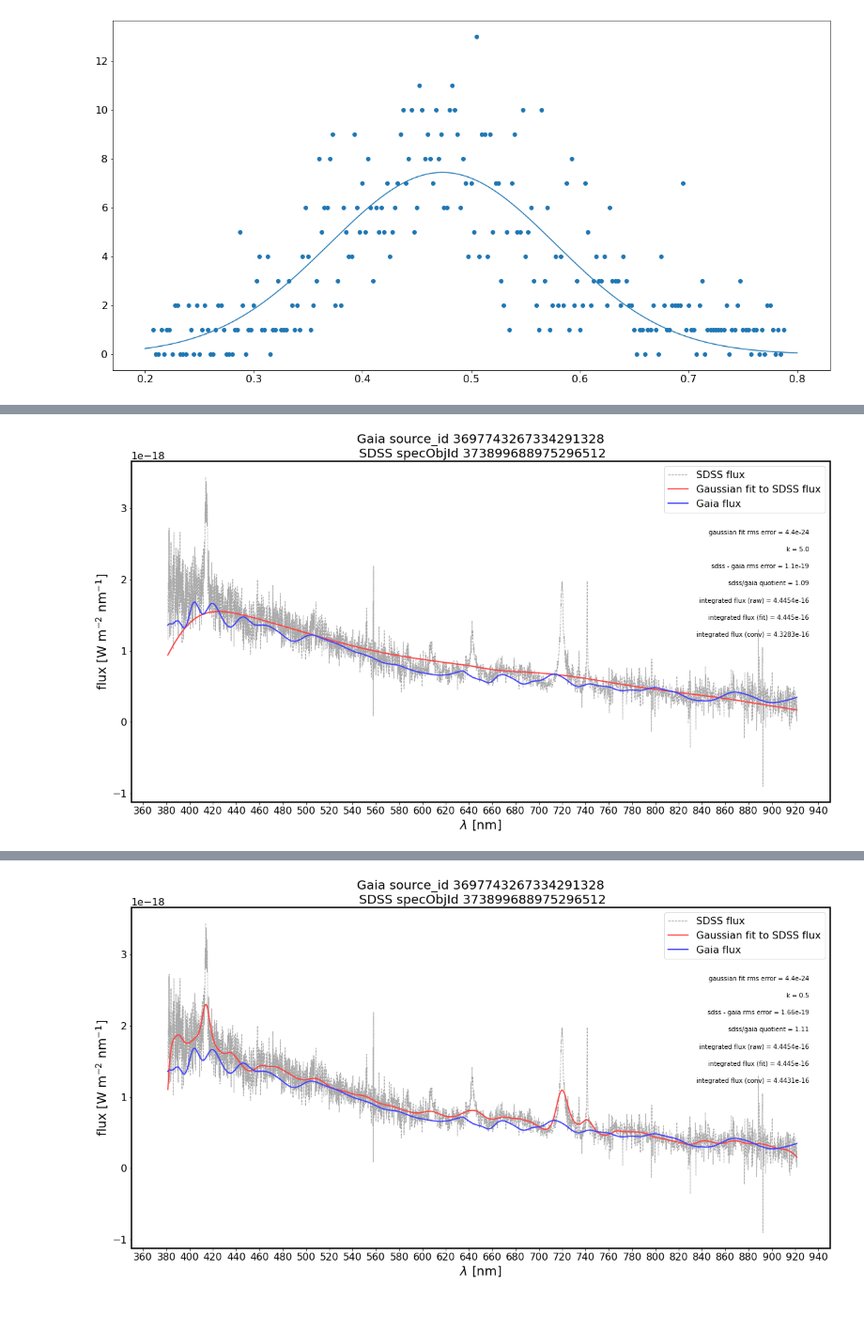
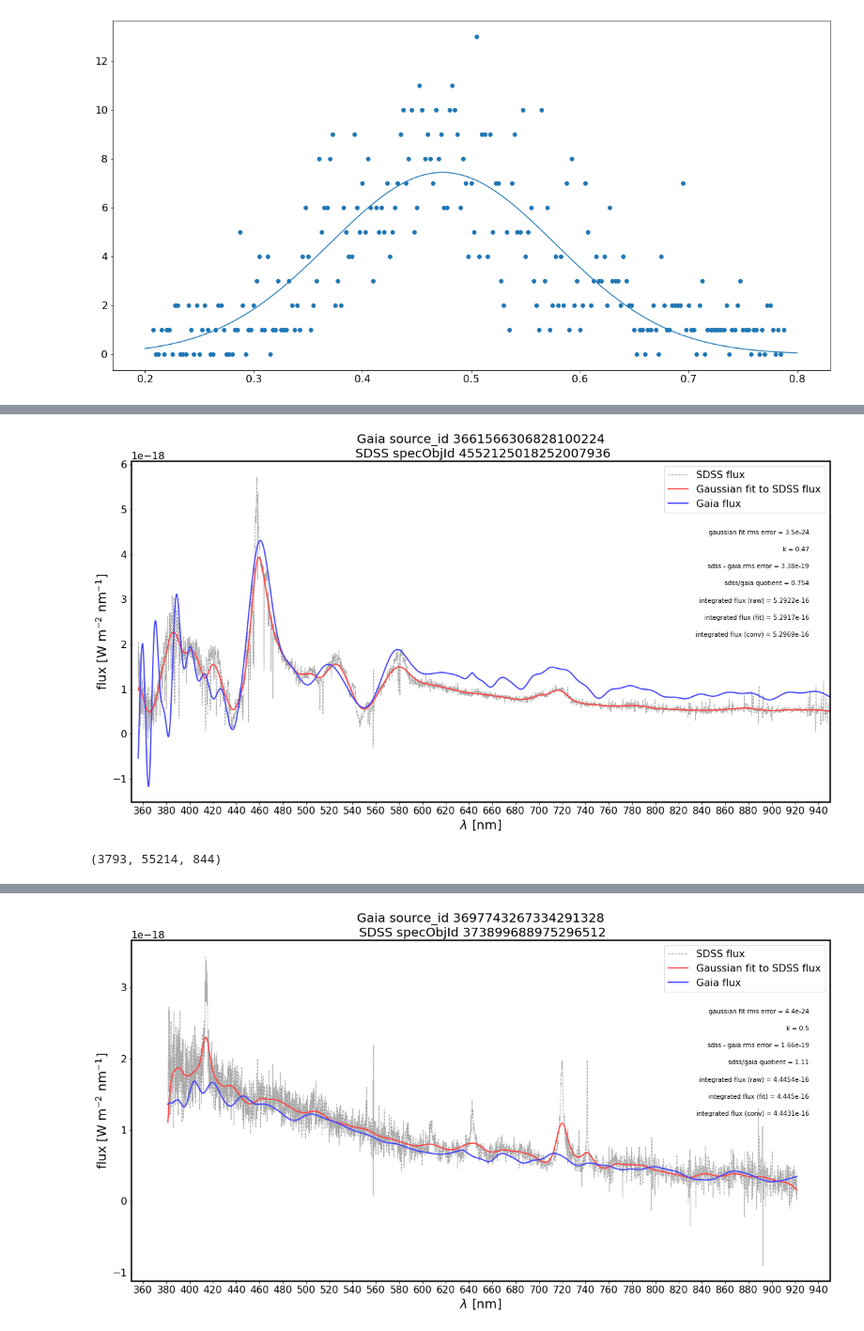
Before and after one commit to NoaVidovic/gaia-sdss, a Jupyter notebook: src/generate_spectra.ipynb, the cells around one changed output, grey strips where cells are left out. Shown at 94% size. Cells and saved outputs as stored; diff of their text form; code cells hidden in the pictures.

Commit message:
[+] Add second-order k testing; [+] Add Gaia default vs SDSS sampling test

```diff
--- a/src/generate_spectra.ipynb
+++ b/src/generate_spectra.ipynb
@@ -198,7 +198,7 @@ def plot_conv(*, gaia_id=None, sdss_id=None, k=1):
 
     # compute rms error and quotient between sdss convolution and gaia data
     match_rms = np.sqrt(np.mean((sdss_conv[mask] - gaia_flux[mask])**2))
-    quot = np.mean(sdss_conv[mask]/gaia_flux[mask])
+    quot = np.median(sdss_conv/gaia_flux)
 
     # plot the results
 
@@ -537,6 +537,11 @@ out2
  3071111765096160384: 0.47250000000000025,
  3695138657431670784: 0.8000000000000005}
 # %%
-plot_conv(gaia_id=3697743267334291328, k=5.)
+plot_conv(gaia_id=3661566306828100224, k=0.474)
 # %% [output]
-[figure, old version]
+[figure, new version]
+# %%
+sp = sdss.SpecObj(4270770431085271040)
+sp.plate, sp.mjd, sp.fiberID
+# %% [output]
+(3793, 55214, 844)
```
Also changed, not shown: parts of 4 cells of this notebook, 2 other files.
